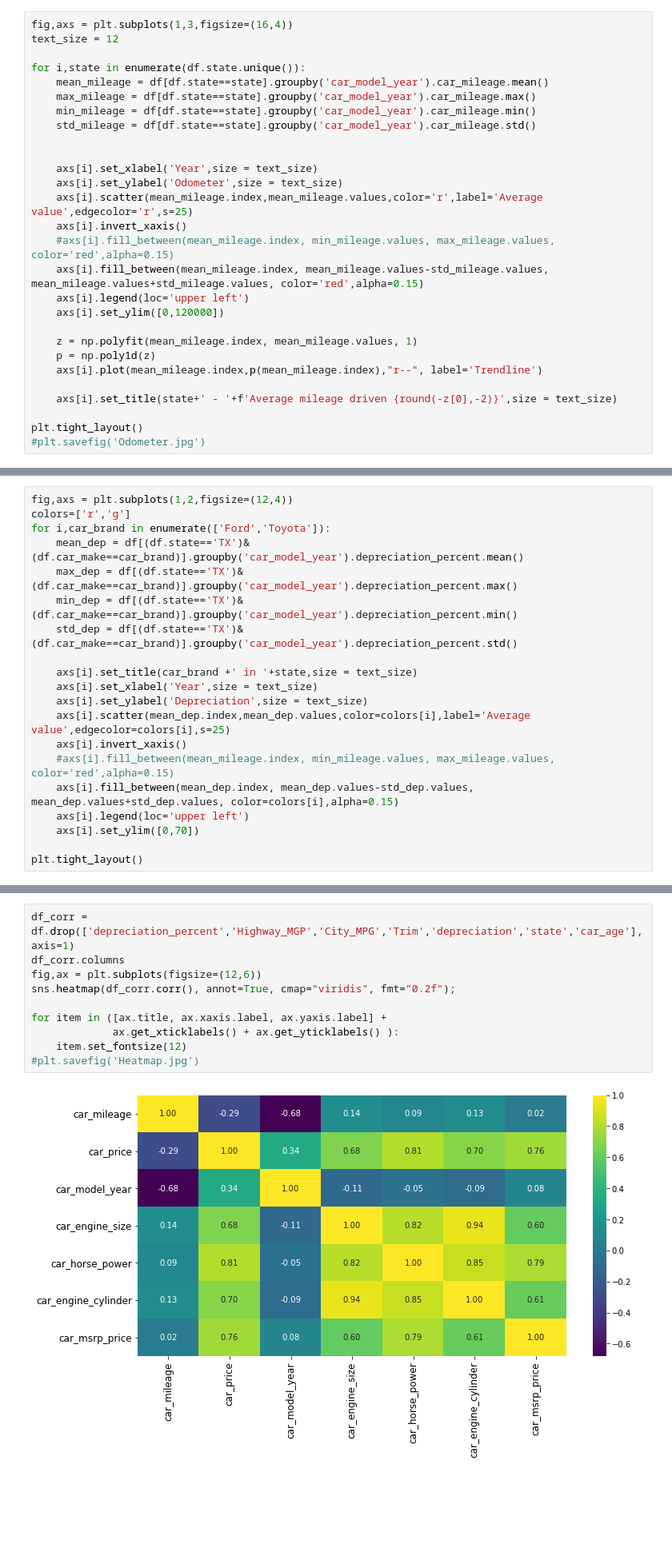
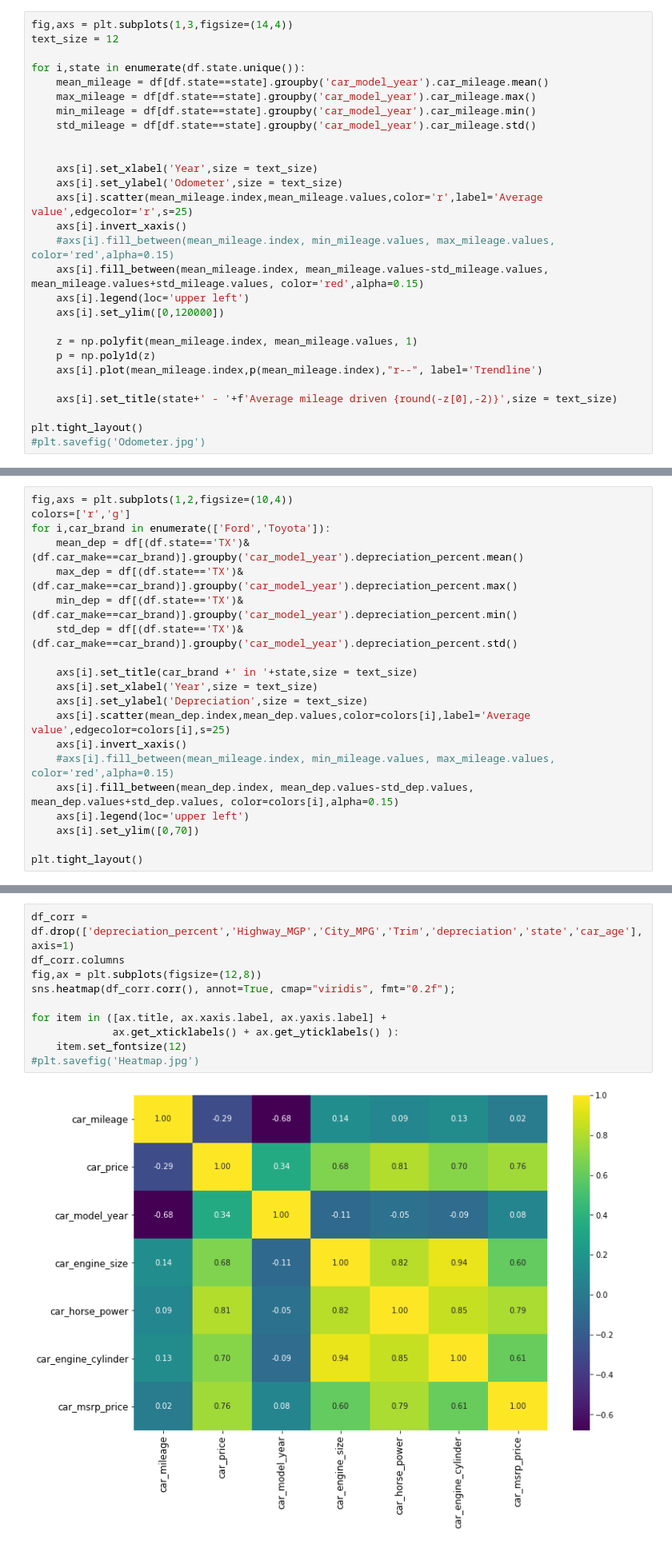
Before and after one commit to aabouie/CapStone1, a Jupyter notebook: EDA.ipynb, the cells around one changed output, grey strips where cells are left out. Shown at 80% size. Drawn from its saved outputs; the diff is of its cells as text; blank space fills up the shorter version.

```diff
--- a/EDA.ipynb
+++ b/EDA.ipynb
@@ -150,7 +150,7 @@ ax.legend()
 # %% [markdown]
 ### Mileage
 # %%
-fig,axs = plt.subplots(1,3,figsize=(16,4))
+fig,axs = plt.subplots(1,3,figsize=(14,4))
 text_size = 12
 
 for i,state in enumerate(df.state.unique()):
@@ -250,7 +250,7 @@ for item in ([ax.title, ax.xaxis.label, ax.yaxis.label] +
 # %% [output]
 [figure]
 # %%
-fig,axs = plt.subplots(1,2,figsize=(12,4))
+fig,axs = plt.subplots(1,2,figsize=(10,4))
 colors=['r','g']
 for i,car_brand in enumerate(['Ford','Toyota']):
     mean_dep = df[(df.state=='TX')&(df.car_make==car_brand)].groupby('car_model_year').depreciation_percent.mean()
@@ -371,14 +371,14 @@ axs[2].legend(prop={'size': 12});
 # %%
 df_corr = df.drop(['depreciation_percent','Highway_MGP','City_MPG','Trim','depreciation','state','car_age'], axis=1)
 df_corr.columns
-fig,ax = plt.subplots(figsize=(12,6))
+fig,ax = plt.subplots(figsize=(12,8))
 sns.heatmap(df_corr.corr(), annot=True, cmap="viridis", fmt="0.2f");
 
 for item in ([ax.title, ax.xaxis.label, ax.yaxis.label] +
              ax.get_xticklabels() + ax.get_yticklabels() ):
     item.set_fontsize(12)
 #plt.savefig('Heatmap.jpg')
 # %% [output]
-[figure, old version]
+[figure, new version]
 # %%
 df2=df[df.car_make=='Ford']
```
Also changed, not shown: parts of 8 cells of this notebook.
